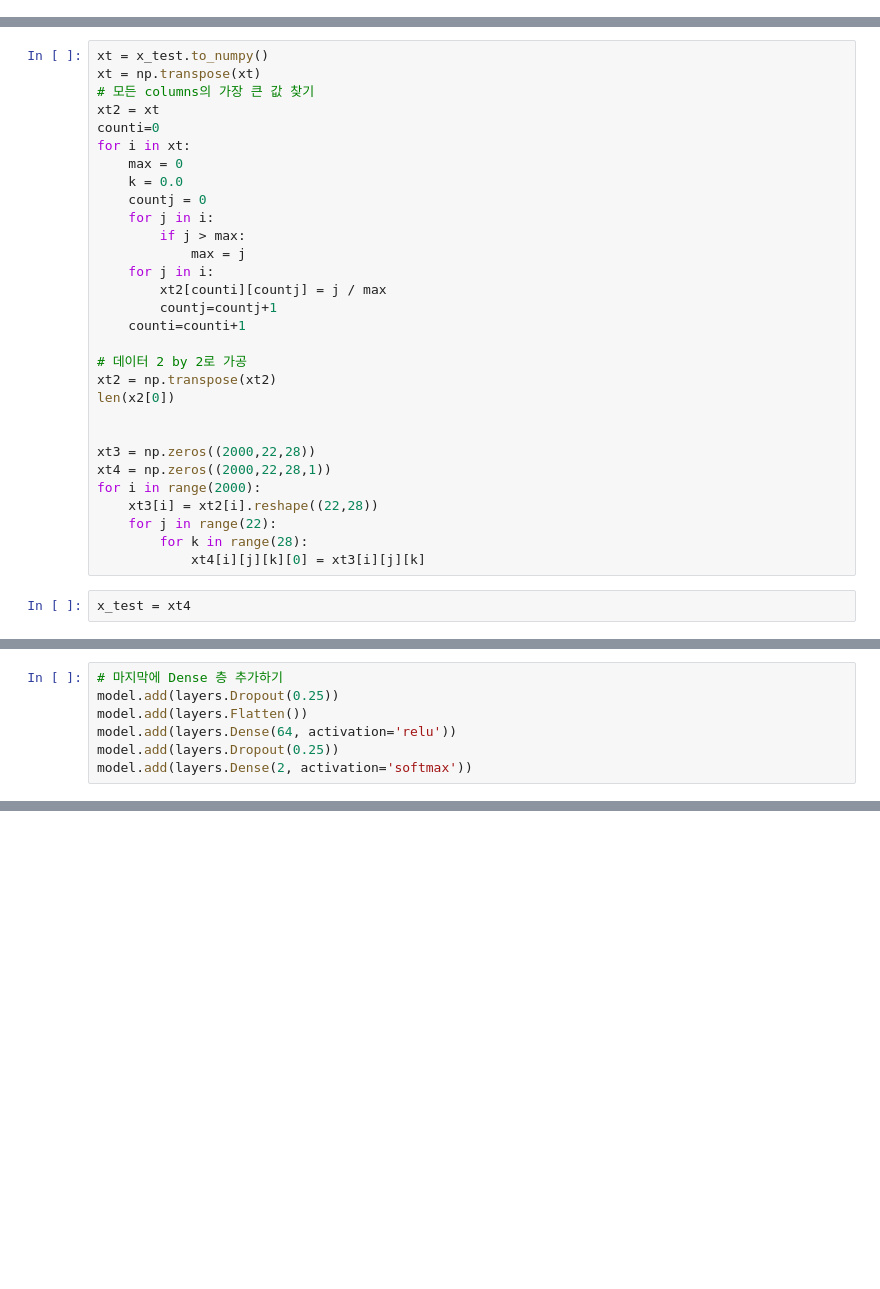
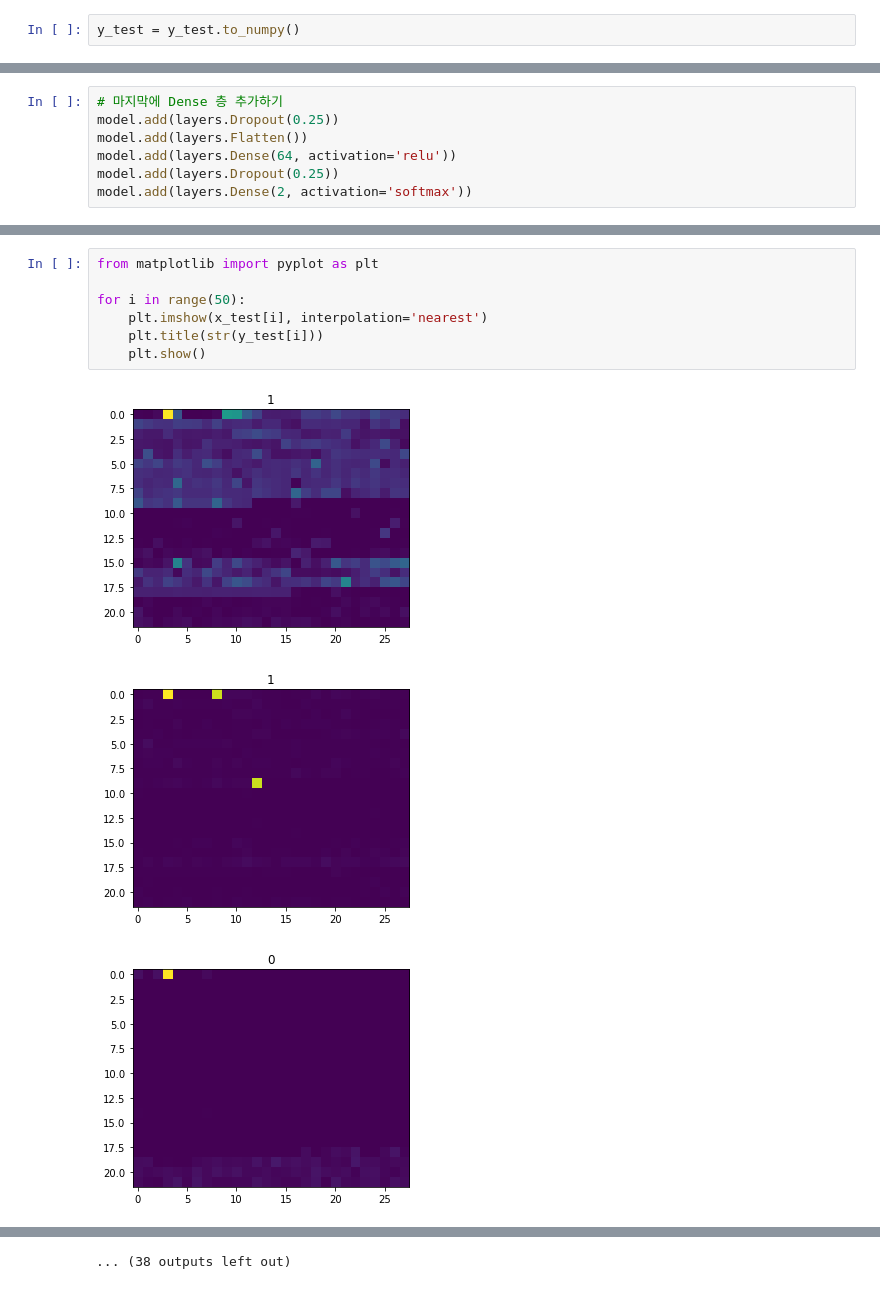
Before and after one commit to Hoseo-IELab/Hoseo_AI_Competition, a Jupyter notebook: CNN.ipynb, the cells around one changed output, grey strips where cells are left out. Drawn from its saved outputs; the diff is of its cells as text; blank space fills up the shorter version.

```diff
--- a/CNN.ipynb
+++ b/CNN.ipynb
@@ -178,3 +200,5 @@ y_train = y_train.to_numpy()
+# %%
+y_test = y_test.to_numpy()
 # %%
 x_test.shape
 # %% [output]
@@ -182,32 +205,0 @@ x_test.shape
-# %%
-xt = x_test.to_numpy()
-xt = np.transpose(xt)
-# 모든 columns의 가장 큰 값 찾기
-xt2 = xt
-counti=0
-for i in xt:
-    max = 0
-    k = 0.0
-    countj = 0
-    for j in i:
-        if j > max:
-            max = j
-    for j in i:
-        xt2[counti][countj] = j / max
-        countj=countj+1
-    counti=counti+1
-
-# 데이터 2 by 2로 가공
-xt2 = np.transpose(xt2)
-len(x2[0])
-
-
-xt3 = np.zeros((2000,22,28))
-xt4 = np.zeros((2000,22,28,1))
-for i in range(2000):
-    xt3[i] = xt2[i].reshape((22,28))
-    for j in range(22):
-        for k in range(28):
-            xt4[i][j][k][0] = xt3[i][j][k]
-# %%
-x_test = xt4
@@ -283,0 +274,11 @@ print(test_acc)
+# %%
+from matplotlib import pyplot as plt
+
+for i in range(50):
+    plt.imshow(x_test[i], interpolation='nearest')
+    plt.title(str(y_test[i]))
+    plt.show()
+# %% [output]
+[figure, added]
+[figure, added]
+[figure, added]
@@ -283,0 +294 @@ print(test_acc)
+... (38 outputs left out)
```
Also changed, not shown: parts of 29 cells of this notebook.
